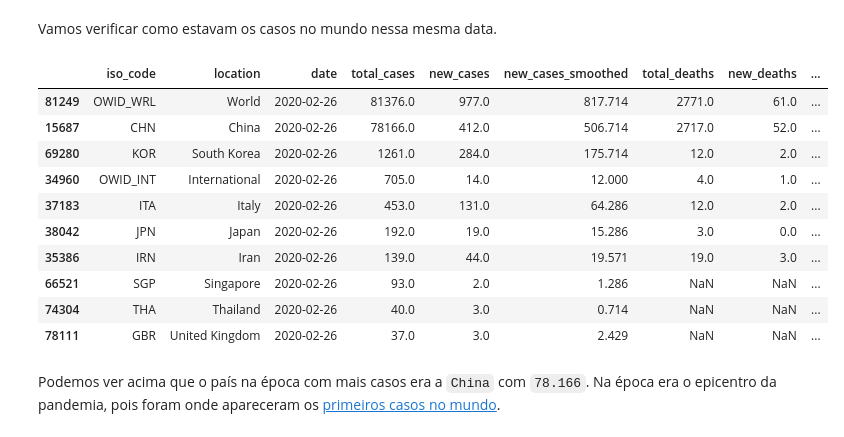
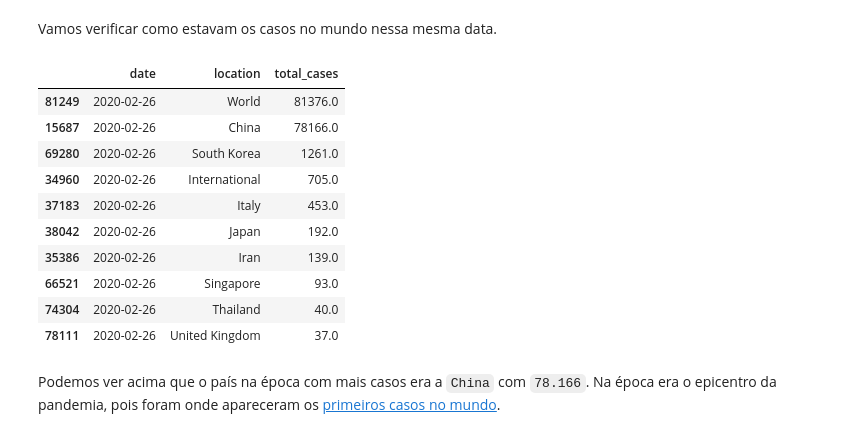
Before and after one commit to 1rubenito/data_science, a Jupyter notebook: Análise_COVID19_Mundo_e_Brasil.ipynb, the cells around one changed output. Cells and saved outputs as stored; diff of their text form; code cells hidden in the pictures.

Commit message:
Panorama Mundo e Brasil COVID19

```diff
--- a/Análise_COVID19_Mundo_e_Brasil.ipynb
+++ b/Análise_COVID19_Mundo_e_Brasil.ipynb
@@ -355,19 +355,19 @@ br_covid.loc[(br_covid['date'] == '2020-02-26') & (br_covid['location'] == 'Braz
 Vamos verificar como estavam os casos no mundo nessa mesma data.
 # %%
 # exibir total_cases de todo dataset para data 26-02-2020
-br_covid[br_covid['date'] == '2020-02-26'].sort_values(by='total_cases', ascending=False)[:10]
+br_covid.loc[br_covid['date'] == '2020-02-26', ['date', 'location', 'total_cases']].sort_values(by='total_cases', ascending=False)[:10]
 # %% [output]
-|  | iso_code | location | date | total_cases | new_cases | new_cases_smoothed | total_deaths | new_deaths | ... |
-| 81249 | OWID_WRL | World | 2020-02-26 | 81376.0 | 977.0 | 817.714 | 2771.0 | 61.0 | ... |
-| 15687 | CHN | China | 2020-02-26 | 78166.0 | 412.0 | 506.714 | 2717.0 | 52.0 | ... |
-| 69280 | KOR | South Korea | 2020-02-26 | 1261.0 | 284.0 | 175.714 | 12.0 | 2.0 | ... |
-| 34960 | OWID_INT | International | 2020-02-26 | 705.0 | 14.0 | 12.000 | 4.0 | 1.0 | ... |
-| 37183 | ITA | Italy | 2020-02-26 | 453.0 | 131.0 | 64.286 | 12.0 | 2.0 | ... |
-| 38042 | JPN | Japan | 2020-02-26 | 192.0 | 19.0 | 15.286 | 3.0 | 0.0 | ... |
-| 35386 | IRN | Iran | 2020-02-26 | 139.0 | 44.0 | 19.571 | 19.0 | 3.0 | ... |
-| 66521 | SGP | Singapore | 2020-02-26 | 93.0 | 2.0 | 1.286 | NaN | NaN | ... |
-| 74304 | THA | Thailand | 2020-02-26 | 40.0 | 3.0 | 0.714 | NaN | NaN | ... |
-| 78111 | GBR | United Kingdom | 2020-02-26 | 37.0 | 3.0 | 2.429 | NaN | NaN | ... |
+|  | date | location | total_cases |
+| 81249 | 2020-02-26 | World | 81376.0 |
+| 15687 | 2020-02-26 | China | 78166.0 |
+| 69280 | 2020-02-26 | South Korea | 1261.0 |
+| 34960 | 2020-02-26 | International | 705.0 |
+| 37183 | 2020-02-26 | Italy | 453.0 |
+| 38042 | 2020-02-26 | Japan | 192.0 |
+| 35386 | 2020-02-26 | Iran | 139.0 |
+| 66521 | 2020-02-26 | Singapore | 93.0 |
+| 74304 | 2020-02-26 | Thailand | 40.0 |
+| 78111 | 2020-02-26 | United Kingdom | 37.0 |
 # %% [markdown]
 Podemos ver acima que o país na época com mais casos era a `China` com `78.166`. Na época era o epicentro da pandemia, pois foram onde apareceram os [primeiros casos no mundo](https://bit.ly/31IpTe9).
 # %% [markdown]
```
